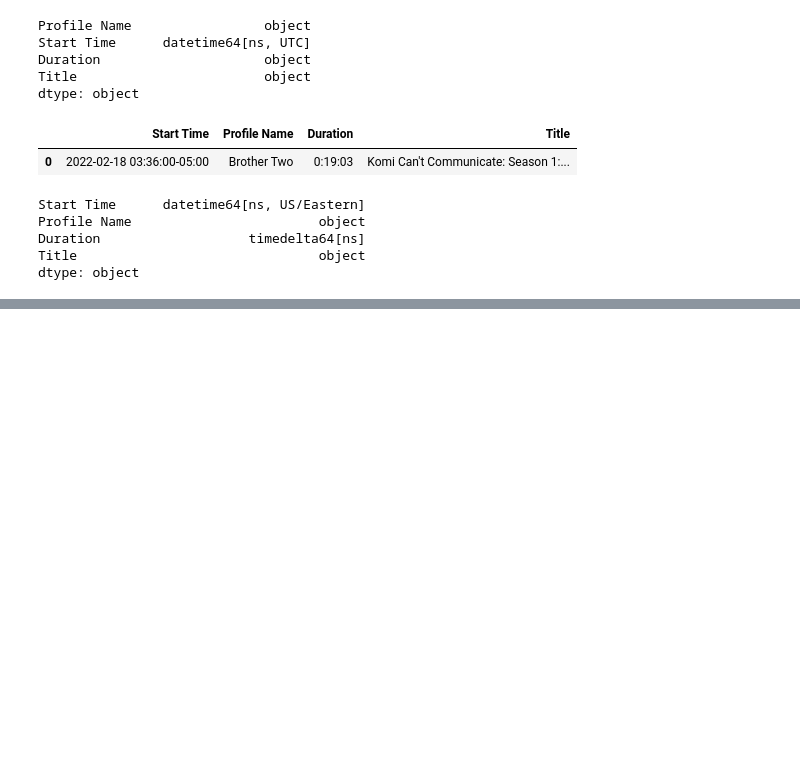
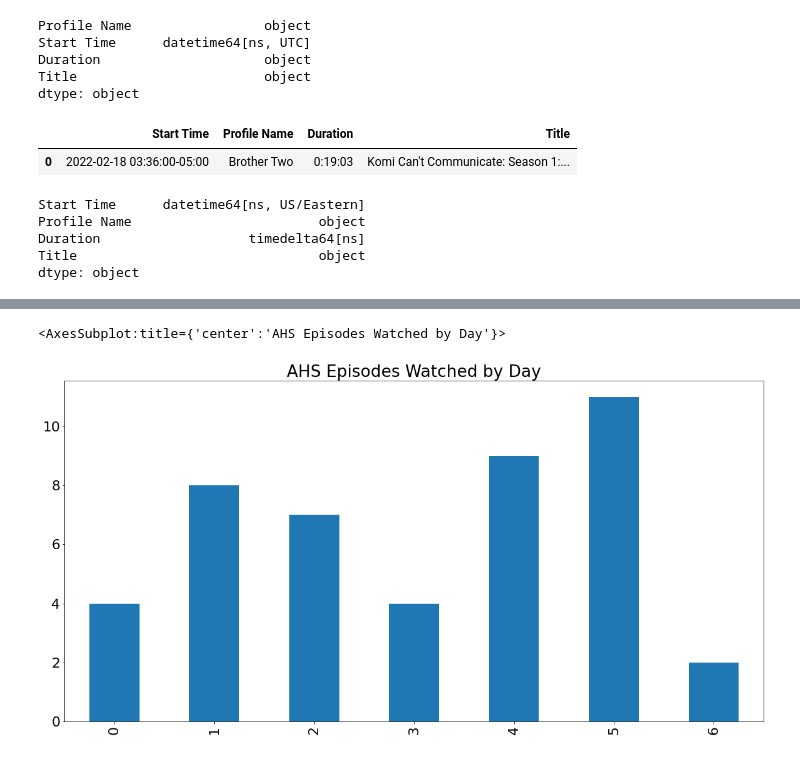
Before and after one commit to mearsd1/py-netflix-analysis, a Jupyter notebook: netflix_data_analysis.ipynb, the cells around one changed output, grey strips where cells are left out. Saved outputs shown, nothing was run; the diff lists cells and outputs as text; code cells hidden in the pictures; blank space fills up the shorter version.

Commit message:
created days most watched graph for ahs

```diff
--- a/netflix_data_analysis.ipynb
+++ b/netflix_data_analysis.ipynb
@@ -98,0 +97,3 @@ Timedelta('0 days 22:41:53')
+# %%
+# removes views under 1 min to filter out trailers
+ahs = ahs[(ahs['Duration'] > '0 days 00:01:00')]
@@ -98,0 +105,23 @@ Timedelta('0 days 22:41:53')
+# %%
+ahs['weekday'] = ahs['Start Time'].dt.weekday
+ahs['hour'] = ahs['Start Time'].dt.hour
+# %%
+# set our categorical and define the order so the days are plotted Monday-Sunday
+ahs['weekday'] = pd.Categorical(ahs['weekday'], categories=
+    [0,1,2,3,4,5,6],
+    ordered=True)
+
+# create office_by_day and count the rows for each weekday, assigning the result to that variable
+ahs_by_day = ahs['weekday'].value_counts()
+
+# sort the index using our categorical, so that Monday (0) is first, Tuesday (1) is second, etc.
+ahs_by_day = ahs_by_day.sort_index()
+
+# optional: update the font size to make it a bit larger and easier to read
+matplotlib.rcParams.update({'font.size': 22})
+
+# plot office_by_day as a bar chart with the listed size and title
+ahs_by_day.plot(kind='bar', figsize=(20,10), title='AHS Episodes Watched by Day')
+# %% [output]
+<AxesSubplot:title={'center':'AHS Episodes Watched by Day'}>
+[figure, added]
```
Also changed, not shown: parts of 5 cells of this notebook.
